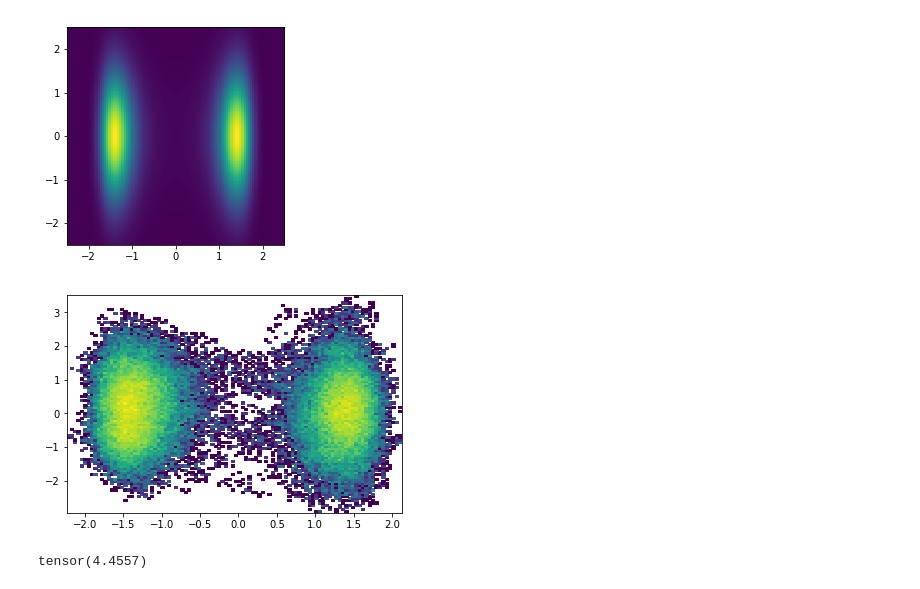
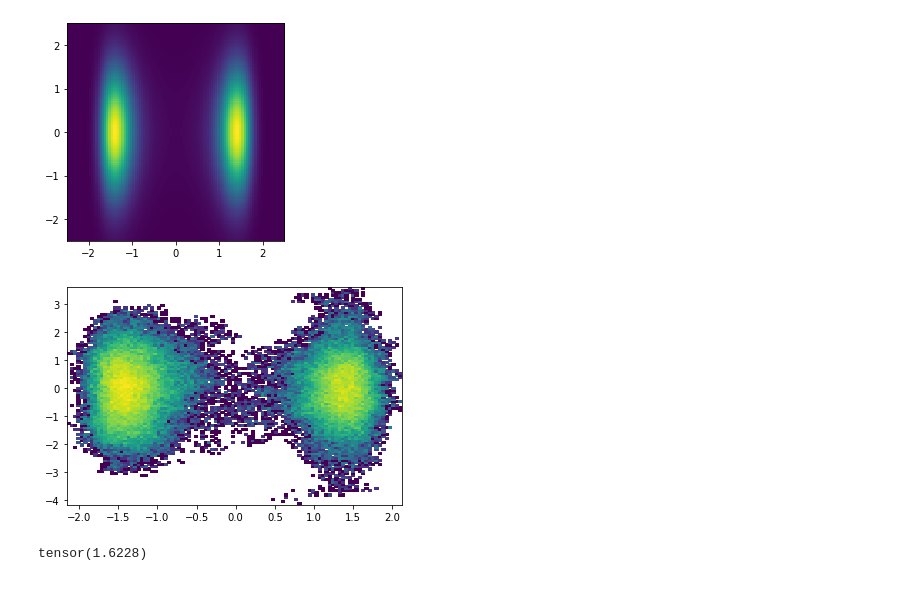
Before and after one commit to noegroup/bgflow, a Jupyter notebook: notebooks/example.ipynb, the cells around one changed output. Drawn from its saved outputs; the diff is of its cells as text; code cells hidden in the pictures.

```diff
--- a/notebooks/example.ipynb
+++ b/notebooks/example.ipynb
@@ -12,7 +9,7 @@ import matplotlib as mpl
 # %%
 # first define system dimensionality and a target energy/distribution
 
-dim = 20
+dim = 2
 
 from bgtorch.distribution.energy import DoubleWellEnergy
 
@@ -98,7 +95,7 @@ def plot_weighted_energy_estimate(bg, target, n_samples=100000, extent=None, n_b
 # plot target energy
 plot_energy(target, dim=dim)
 # %% [output]
-[figure, old version]
+[figure, new version]
 # %%
 # define a MCMC sampler to sample from the target energy
 
@@ -110,15 +107,15 @@ target_sampler = GaussianMCMCSampler(target, init_state=init_state)
 # %%
 # sample some data
 
-# data = target_sampler.sample(50000)
+data = target_sampler.sample(50000)
 
 plot_samples(data)
 # %% [output]
-[figure, old version]
+[figure, new version]
 # %%
 data.pow(2).sum(dim=-1).sqrt().mean()
 # %% [output]
-tensor(4.4557)
+tensor(1.6228)
 # %%
 from bgtorch.distribution.energy import Energy
 from bgtorch.distribution.sampling import Sampler
```
Also changed, not shown: parts of 12 cells of this notebook.
